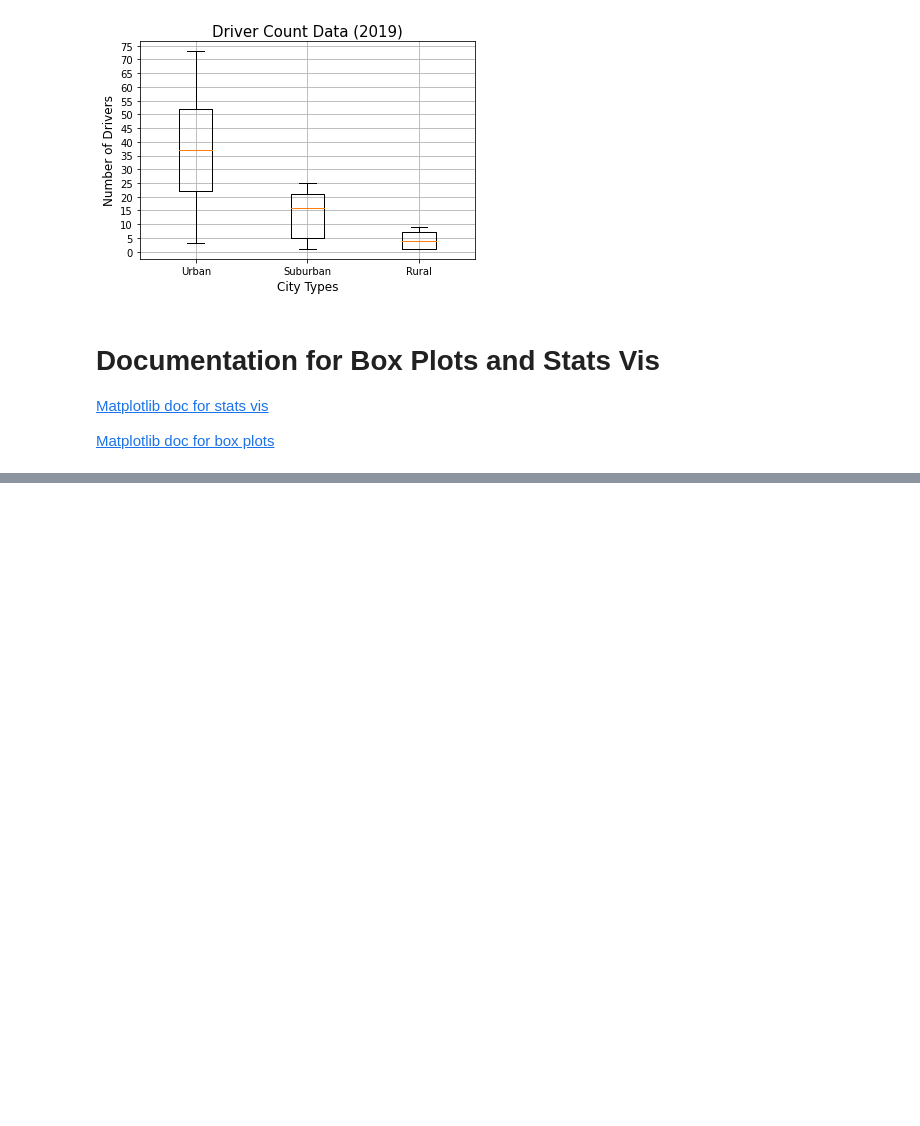
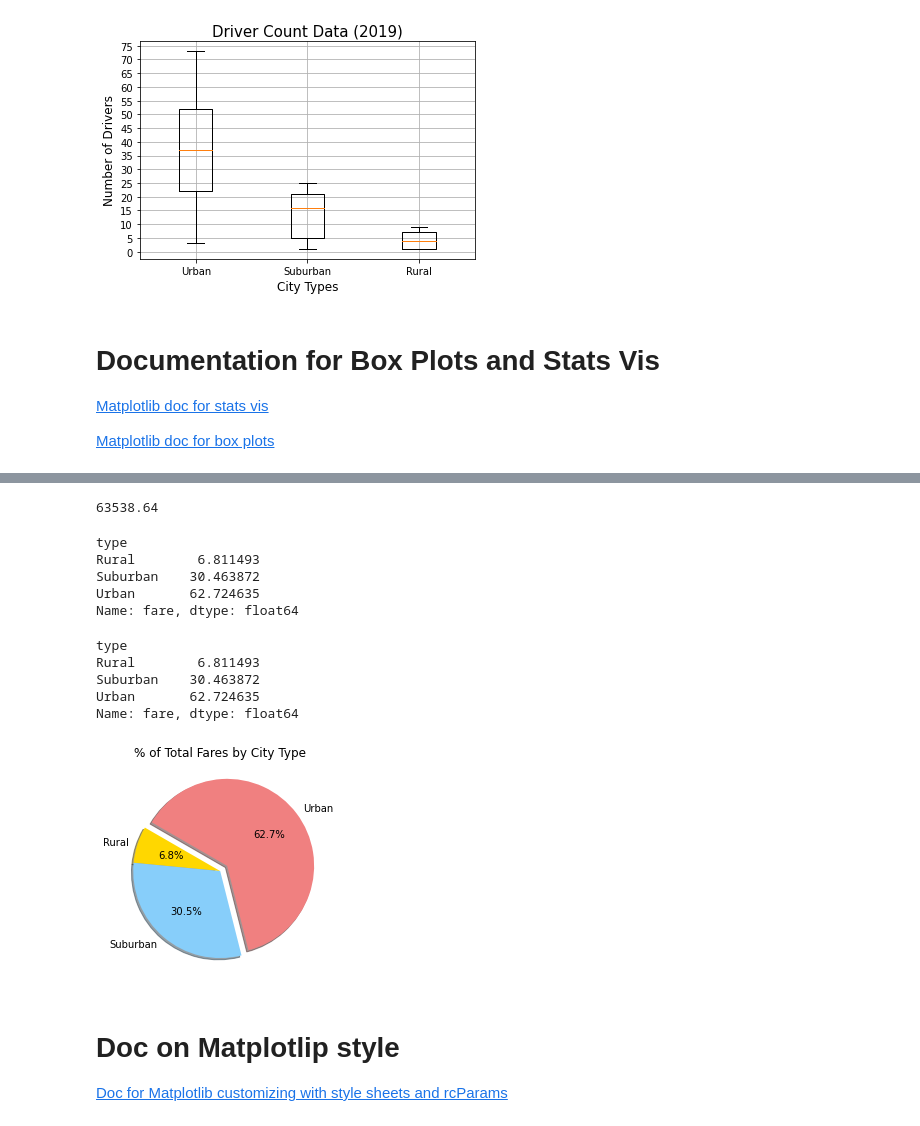
Before and after one commit to jwcomp4/PyBer_Analysis, a Jupyter notebook: PyBer.ipynb, the cells around one changed output, grey strips where cells are left out. Saved outputs shown, nothing was run; the diff lists cells and outputs as text; code cells hidden in the pictures; blank space fills up the shorter version.

Commit message:
Pie Chart of city type fare

```diff
--- a/PyBer.ipynb
+++ b/PyBer.ipynb
@@ -1054,0 +1074,70 @@ plt.show()
+# %%
+# Getting the total fares
+
+total_fares = pyber_data_df["fare"].sum()
+
+total_fares
+# %% [output]
+63538.64
+# %%
+# Now, can calculate the percentage of total fares for each city type by dividing the sum_fares_by_type Series
+# by the total_fares and * 100
+
+type_percents = sum_fare_by_type / total_fares * 100
+
+type_percents
+# %% [output]
+type
+Rural        6.811493
+Suburban    30.463872
+Urban       62.724635
+Name: fare, dtype: float64
+# %%
+# you can do this in one line of code:
+
+type_percents = (pyber_data_df.groupby("type").sum()["fare"] / pyber_data_df["fare"].sum()) * 100
+
+type_percents
+# %% [output]
+type
+Rural        6.811493
+Suburban    30.463872
+Urban       62.724635
+Name: fare, dtype: float64
+# %%
+# creating the pie chart using plt.pie()
+# recall that plt.pie() needs an arra that contains the values and labels you're plotting
+
+# To change the font size, you have to change the default parameters in Matplotlib using rcParams
+# this accesses the runa nd configure settings for Matplotlib parameters
+# you do this because pie charts don't have a fontsize parameter
+# to do this, you must import matplotlib as mpl
+# then, after plt.title(), add mpl.rcParams['font.size'=14]
+
+
+plt.pie(type_percents,
+        labels=["Rural", "Suburban", "Urban"],
+        colors=["gold", "lightskyblue", "lightcoral"],
+       explode=[0, 0, 0.1],
+       autopct="%1.1f%%",
+       shadow=True, startangle=150)
+
+plt.title("% of Total Fares by City Type")
+
+# changing font size of the title to 14
+
+mpl.rcParams['font.size']=14
+
+# save figure
+
+plt.savefig("analysis/Fig5.png")
+
+# show plot
+
+plt.show()
+# %% [output]
+[figure, added]
+# %% [markdown]
+# Doc on Matplotlip style
+
+[Doc for Matplotlib customizing with style sheets and rcParams](https://matplotlib.org/stable/tutorials/introductory/customizing.html)
```
Also changed, not shown: parts of 2 cells of this notebook, 3 other files.
